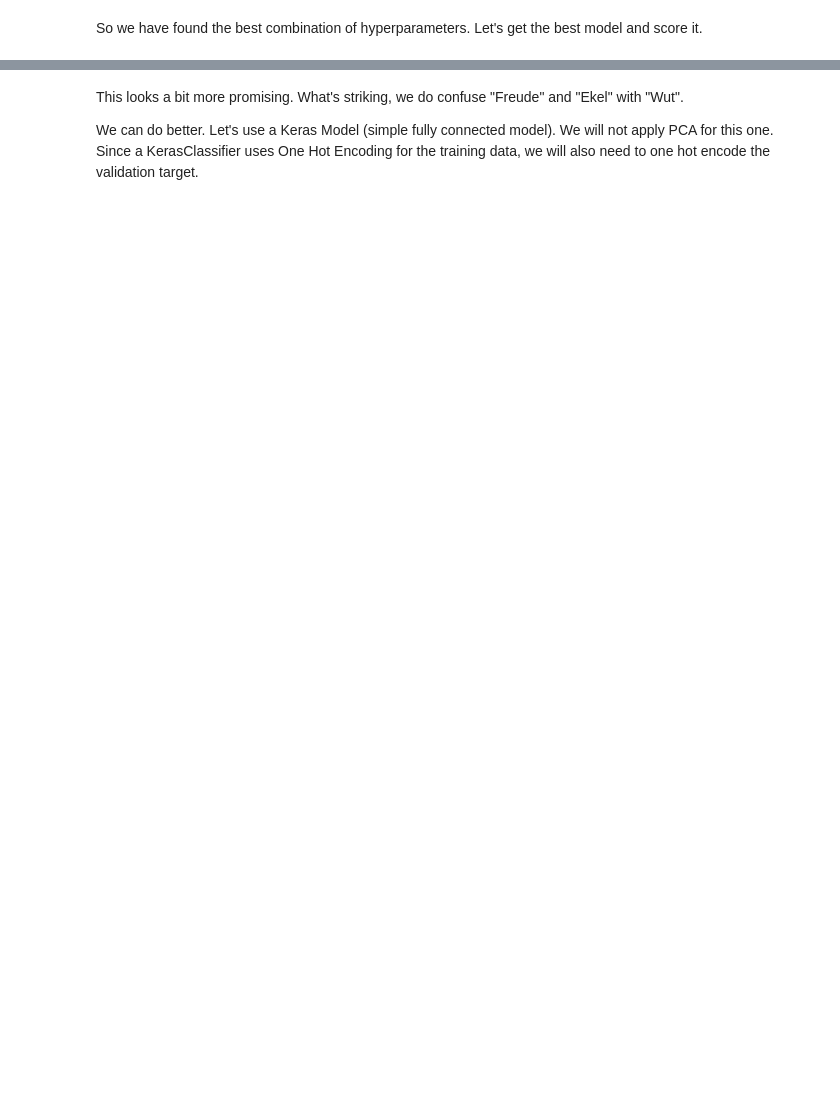
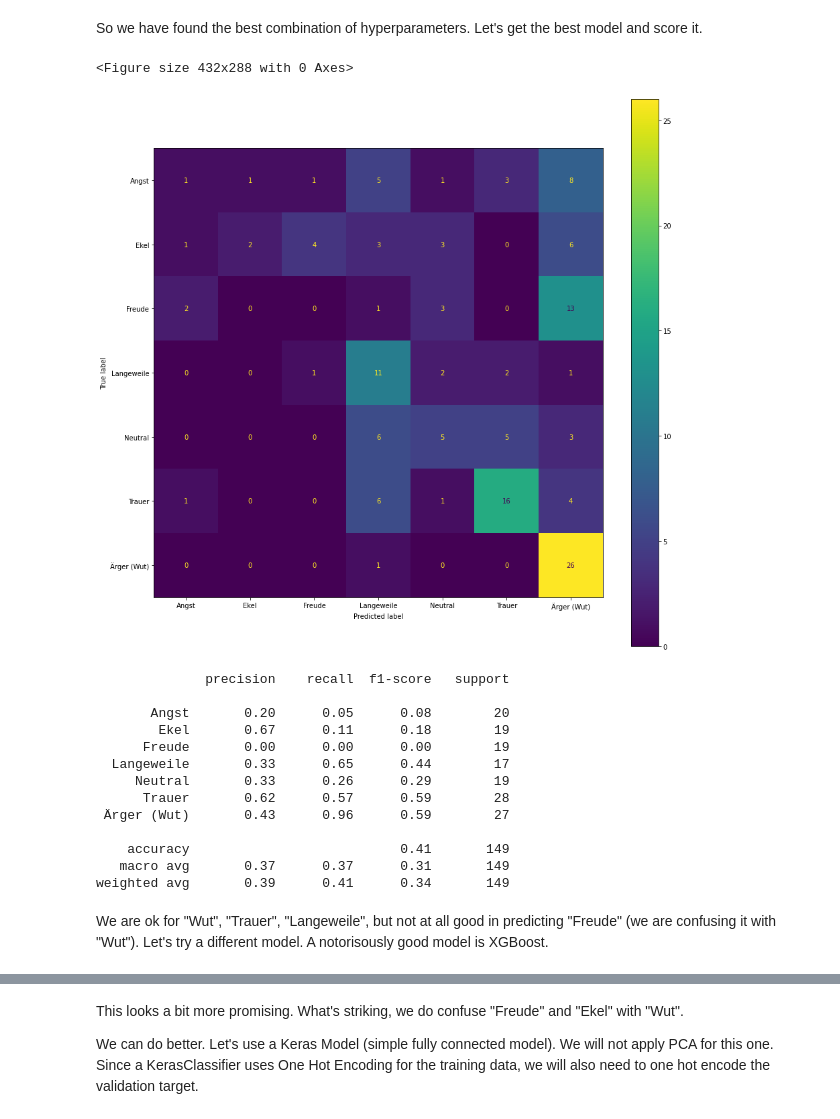
Before and after one commit to nsiicm0/SER, a Jupyter notebook: report/Report_SER.ipynb, the cells around one changed output, grey strips where cells are left out. Cells and saved outputs as stored; diff of their text form; code cells hidden in the pictures; blank space fills up the shorter version.

```diff
--- a/report/Report_SER.ipynb
+++ b/report/Report_SER.ipynb
@@ -526,0 +540,21 @@ def score_clf(clf, X_test, y_test, is_from_gridsearch=True):
+# %%
+score_clf(clf=search, X_test=X_test, y_test=y_test, clazzes_mapping=emotions)
+# %% [output]
+<Figure size 432x288 with 0 Axes>
+[figure, added]
+              precision    recall  f1-score   support
+
+       Angst       0.20      0.05      0.08        20
+        Ekel       0.67      0.11      0.18        19
+      Freude       0.00      0.00      0.00        19
+  Langeweile       0.33      0.65      0.44        17
+     Neutral       0.33      0.26      0.29        19
+      Trauer       0.62      0.57      0.59        28
+ Ärger (Wut)       0.43      0.96      0.59        27
+
+    accuracy                           0.41       149
+   macro avg       0.37      0.37      0.31       149
+weighted avg       0.39      0.41      0.34       149
+# %% [markdown]
+We are ok for "Wut", "Trauer", "Langeweile", but not at all good in predicting "Freude" (we are confusing it with "Wut").
+Let's try a different model. A notorisously good model is XGBoost.
```
Also changed, not shown: parts of 41 cells of this notebook, 6 other files.
